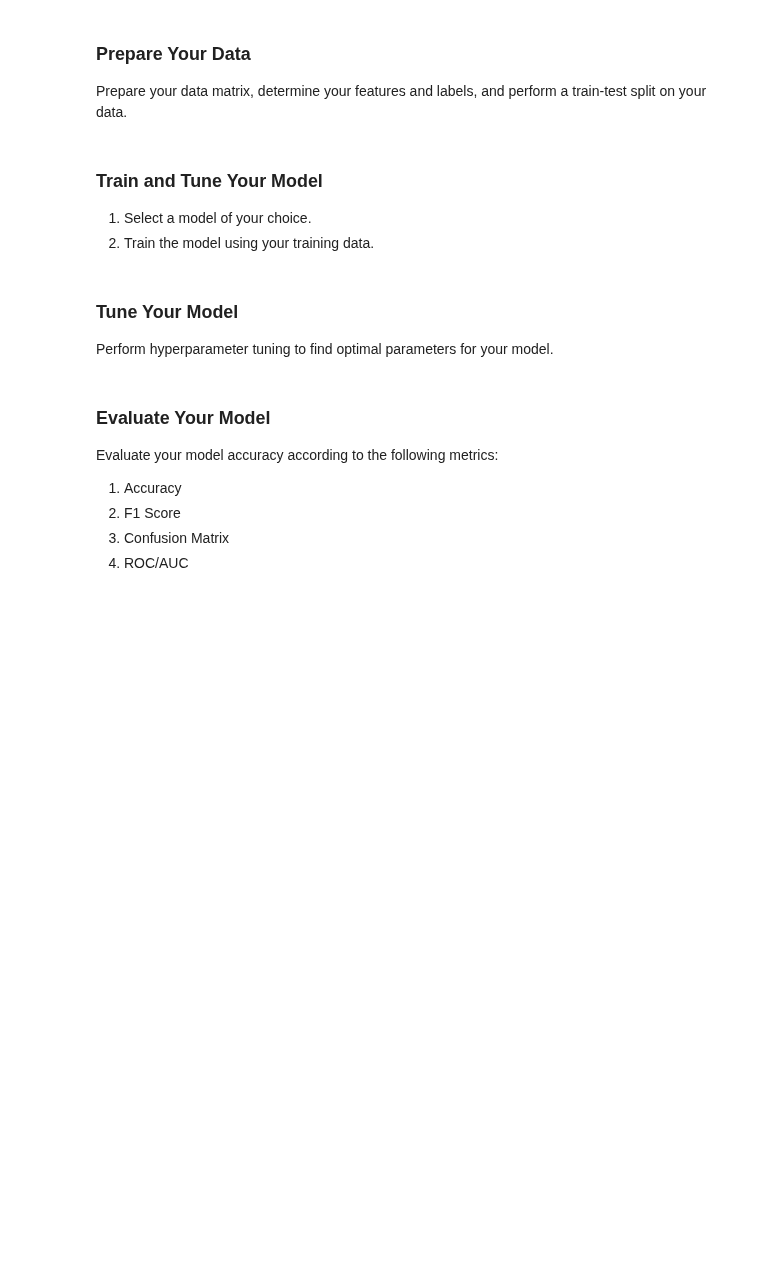
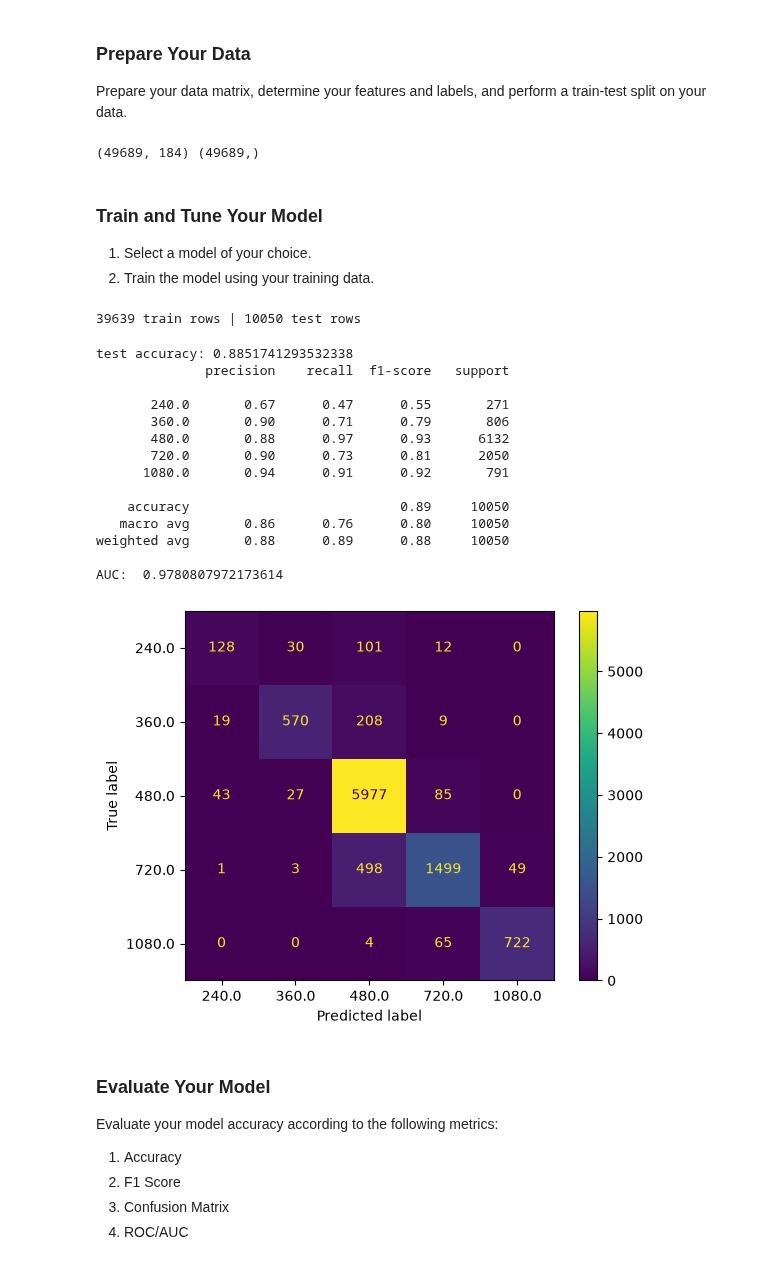
Before and after one commit to Ashy46/ml-for-systems-hws, a Jupyter notebook: assignment-1/1-Video-Quality-Inference.ipynb, the cells around one changed output. Drawn from its saved outputs; the diff is of its cells as text; code cells hidden in the pictures; blank space fills up the shorter version.

```diff
--- a/assignment-1/1-Video-Quality-Inference.ipynb
+++ b/assignment-1/1-Video-Quality-Inference.ipynb
@@ -150,3 +218,10 @@ Load the video dataset pickle file.
 ### Clean the File
 
 1. The dataset contains video resolutions that are not valid. Remove entries in the dataset that do not contain a valid video resolution. Valid resolutions are 240, 360, 480, 720, 1080.
+# %%
+# Check resolutons
+display(df['resolution'].value_counts().sort_index())
+# Remove the zero
+df = df[df['resolution'] != 0]
+groups = df['session_id']
+display(df['resolution'].value_counts().sort_index())
@@ -158,15 +298,63 @@ Load the video dataset pickle file.
 ### Prepare Your Data
 
 Prepare your data matrix, determine your features and labels, and perform a train-test split on your data.
+# %%
+y = df['resolution']
+X = df.drop(columns=['resolution'])
+
+X = X.fillna(0)
+print(X.shape, y.shape)
+# %% [output]
+(49689, 184) (49689,)
 # %% [markdown]
 ### Train and Tune Your Model
 
 1. Select a model of your choice.
 2. Train the model using your training data.
-# %% [markdown]
-### Tune Your Model
-
-Perform hyperparameter tuning to find optimal parameters for your model.
+# %%
+from sklearn.model_selection import GroupShuffleSplit
+
+gss = GroupShuffleSplit(n_splits=1, test_size=0.2, random_state=42)
+
+train_idx, test_idx = next(gss.split(X, y, groups))
+
+X_train, X_test = X.iloc[train_idx], X.iloc[test_idx]
+y_train, y_test = y.iloc[train_idx], y.iloc[test_idx]
+
+print(len(X_train), 'train rows |', len(X_test), 'test rows')
+# %% [output]
+39639 train rows | 10050 test rows
+# %%
+from sklearn.ensemble import RandomForestClassifier
+from sklearn.metrics import f1_score, confusion_matrix, ConfusionMatrixDisplay, roc_auc_score, accuracy_score, classification_report
+
+model = RandomForestClassifier(n_estimators=100, n_jobs=-1, random_state=42)
+model.fit(X_train, y_train)
+
+y_pred = model.predict(X_test)
+
+print('test accuracy:', accuracy_score(y_test, y_pred))
+print(classification_report(y_test, y_pred))
+ConfusionMatrixDisplay.from_predictions(y_test, y_pred)
+
+probability = model.predict_proba(X_test)
+print('AUC: ', roc_auc_score(y_test, probability, multi_class='ovr', labels=model.classes_))
+# %% [output]
+test accuracy: 0.8851741293532338
+              precision    recall  f1-score   support
+
+       240.0       0.67      0.47      0.55       271
+       360.0       0.90      0.71      0.79       806
+       480.0       0.88      0.97      0.93      6132
+       720.0       0.90      0.73      0.81      2050
+      1080.0       0.94      0.91      0.92       791
+
+    accuracy                           0.89     10050
+   macro avg       0.86      0.76      0.80     10050
+weighted avg       0.88      0.89      0.88     10050
+
+AUC:  0.9780807972173614
+[figure, added]
 # %% [markdown]
 ### Evaluate Your Model
 
```
Also changed, not shown: parts of 8 cells of this notebook.
